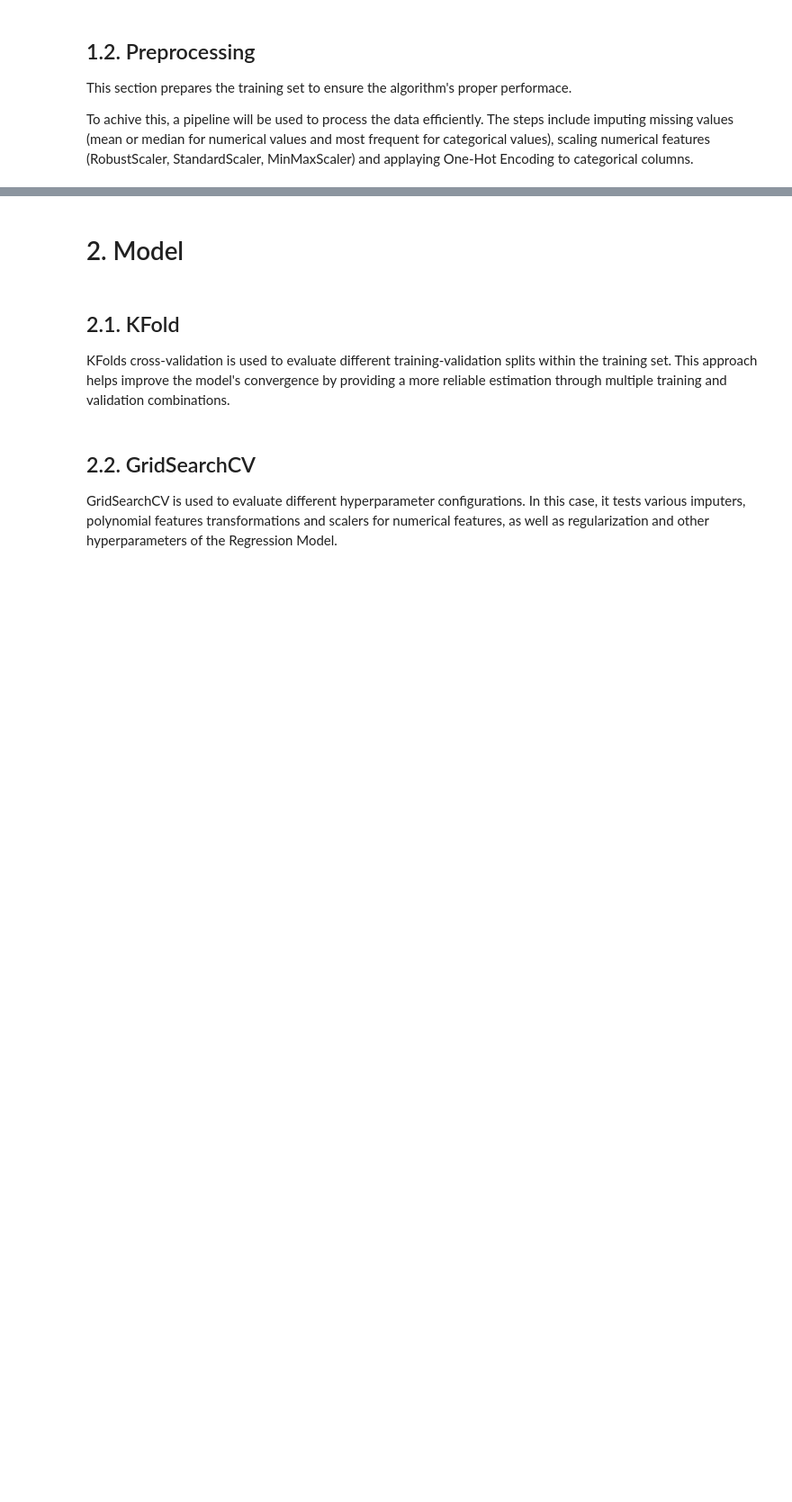
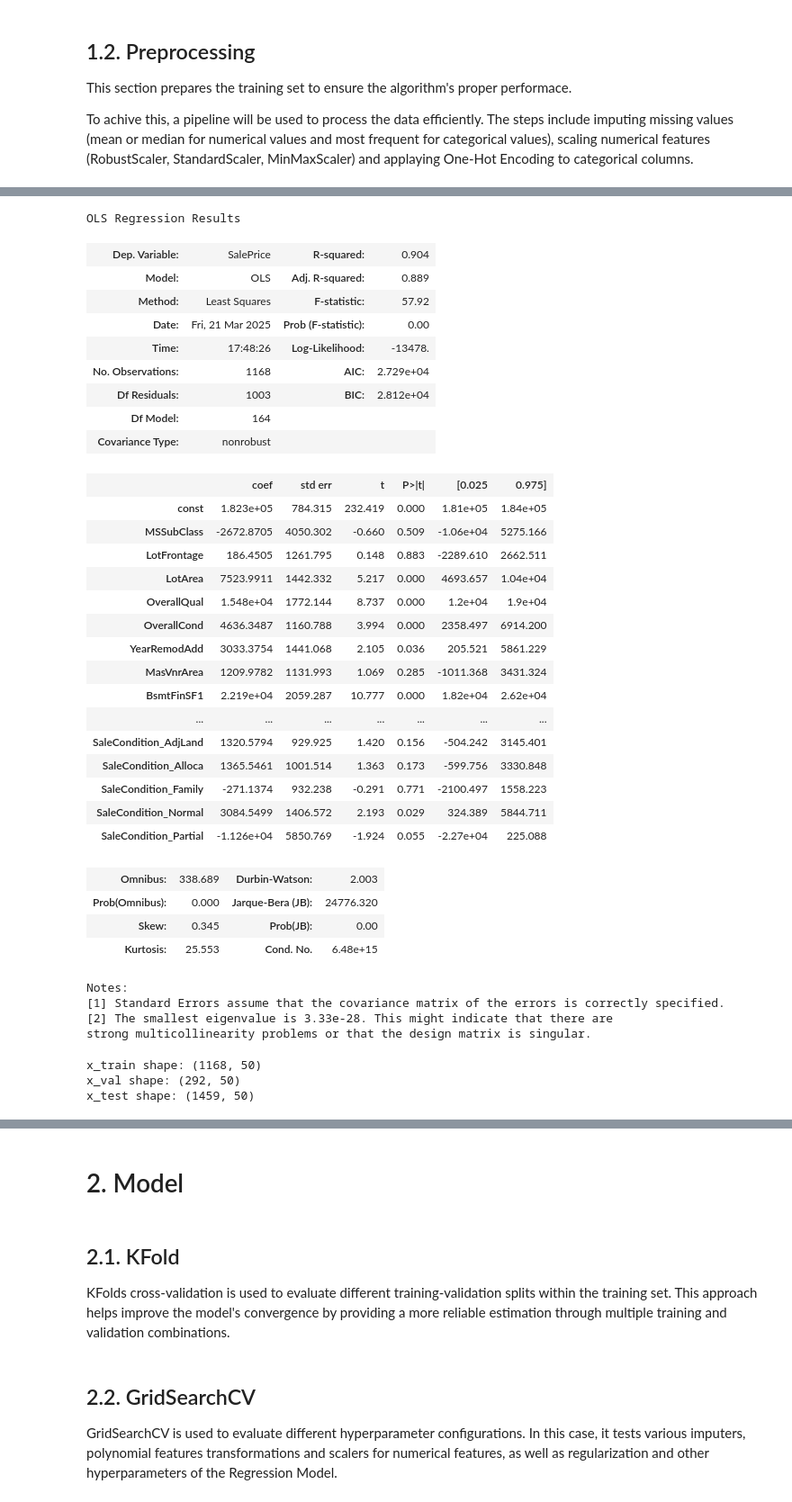
Before and after one commit to Panis26/Portafolio, a Jupyter notebook: MachineLearning/Regresion_HousingPrices/modelo_regresion.ipynb, the cells around one changed output, grey strips where cells are left out. Shown at 90% size. Drawn from its saved outputs; the diff is of its cells as text; code cells hidden in the pictures; blank space fills up the shorter version.

```diff
--- a/MachineLearning/Regresion_HousingPrices/modelo_regresion.ipynb
+++ b/MachineLearning/Regresion_HousingPrices/modelo_regresion.ipynb
@@ -321,16 +311,0 @@ Categorical columns: 24
-# %%
-ohe = OneHotEncoder(sparse_output=False)
-
-ohe.fit(x_train[categorical_cols])
-
-ohe_train = pd.DataFrame(ohe.transform(x_train[categorical_cols]), columns= ohe.get_feature_names_out(), index=x_train.index)
-ohe_val = pd.DataFrame(ohe.transform(x_val[categorical_cols]), columns= ohe.get_feature_names_out(), index=x_val.index)
-ohe_test = pd.DataFrame(ohe.transform(x_test[categorical_cols]), columns= ohe.get_feature_names_out(), index=x_test.index)
-
-x_train.drop(columns=categorical_cols, inplace=True)
-x_val.drop(columns=categorical_cols, inplace=True)
-x_test.drop(columns=categorical_cols, inplace=True)
-
-x_train = pd.concat([x_train, ohe_train], axis=1)
-x_val = pd.concat([x_val, ohe_val], axis=1)
-x_test = pd.concat([x_test, ohe_test], axis=1)
@@ -348,0 +316,6 @@ preprocessor = ColumnTransformer(
+# %%
+imputer = SimpleImputer(strategy='median')
+
+x_train[numerical_cols] = imputer.fit_transform(x_train[numerical_cols])
+x_val[numerical_cols] = imputer.transform(x_val[numerical_cols])
+x_test[numerical_cols] = imputer.transform(x_test[numerical_cols])
@@ -348,0 +324,6 @@ preprocessor = ColumnTransformer(
+# %%
+scaler = StandardScaler()
+
+x_train[numerical_cols] = scaler.fit_transform(x_train[numerical_cols])
+x_val[numerical_cols] = scaler.transform(x_val[numerical_cols])
+x_test[numerical_cols] = scaler.transform(x_test[numerical_cols])
@@ -348,0 +340,42 @@ preprocessor = ColumnTransformer(
+# %%
+import statsmodels.api as sm
+
+x_train = sm.add_constant(x_train)
+model = sm.OLS(y_train, x_train).fit()
+# %%
+model.summary()
+# %% [output]
+OLS Regression Results
+| Dep. Variable: | SalePrice | R-squared: | 0.904 |
+| Model: | OLS | Adj. R-squared: | 0.889 |
+| Method: | Least Squares | F-statistic: | 57.92 |
+| Date: | Fri, 21 Mar 2025 | Prob (F-statistic): | 0.00 |
+| Time: | 17:48:26 | Log-Likelihood: | -13478. |
+| No. Observations: | 1168 | AIC: | 2.729e+04 |
+| Df Residuals: | 1003 | BIC: | 2.812e+04 |
+| Df Model: | 164 |  |  |
+| Covariance Type: | nonrobust |  |  |
+|  | coef | std err | t | P>|t| | [0.025 | 0.975] |
+| const | 1.823e+05 | 784.315 | 232.419 | 0.000 | 1.81e+05 | 1.84e+05 |
+| MSSubClass | -2672.8705 | 4050.302 | -0.660 | 0.509 | -1.06e+04 | 5275.166 |
+| LotFrontage | 186.4505 | 1261.795 | 0.148 | 0.883 | -2289.610 | 2662.511 |
+| LotArea | 7523.9911 | 1442.332 | 5.217 | 0.000 | 4693.657 | 1.04e+04 |
+| OverallQual | 1.548e+04 | 1772.144 | 8.737 | 0.000 | 1.2e+04 | 1.9e+04 |
+| OverallCond | 4636.3487 | 1160.788 | 3.994 | 0.000 | 2358.497 | 6914.200 |
+| YearRemodAdd | 3033.3754 | 1441.068 | 2.105 | 0.036 | 205.521 | 5861.229 |
+| MasVnrArea | 1209.9782 | 1131.993 | 1.069 | 0.285 | -1011.368 | 3431.324 |
+| BsmtFinSF1 | 2.219e+04 | 2059.287 | 10.777 | 0.000 | 1.82e+04 | 2.62e+04 |
+| ... | ... | ... | ... | ... | ... | ... |
+| SaleCondition_AdjLand | 1320.5794 | 929.925 | 1.420 | 0.156 | -504.242 | 3145.401 |
+| SaleCondition_Alloca | 1365.5461 | 1001.514 | 1.363 | 0.173 | -599.756 | 3330.848 |
+| SaleCondition_Family | -271.1374 | 932.238 | -0.291 | 0.771 | -2100.497 | 1558.223 |
+| SaleCondition_Normal | 3084.5499 | 1406.572 | 2.193 | 0.029 | 324.389 | 5844.711 |
+| SaleCondition_Partial | -1.126e+04 | 5850.769 | -1.924 | 0.055 | -2.27e+04 | 225.088 |
+| Omnibus: | 338.689 | Durbin-Watson: | 2.003 |
+| Prob(Omnibus): | 0.000 | Jarque-Bera (JB): | 24776.320 |
+| Skew: | 0.345 | Prob(JB): | 0.00 |
+| Kurtosis: | 25.553 | Cond. No. | 6.48e+15 |
+Notes:
+[1] Standard Errors assume that the covariance matrix of the errors is correctly specified.
+[2] The smallest eigenvalue is 3.33e-28. This might indicate that there are
+strong multicollinearity problems or that the design matrix is singular.
@@ -348,0 +390,8 @@ preprocessor = ColumnTransformer(
+# %%
+print ('x_train shape:', x_train.shape)
+print ('x_val shape:', x_val.shape)
+print ('x_test shape:', x_test.shape)
+# %% [output]
+x_train shape: (1168, 50)
+x_val shape: (292, 50)
+x_test shape: (1459, 50)
```
Also changed, not shown: parts of 35 cells of this notebook, 1 other file.
